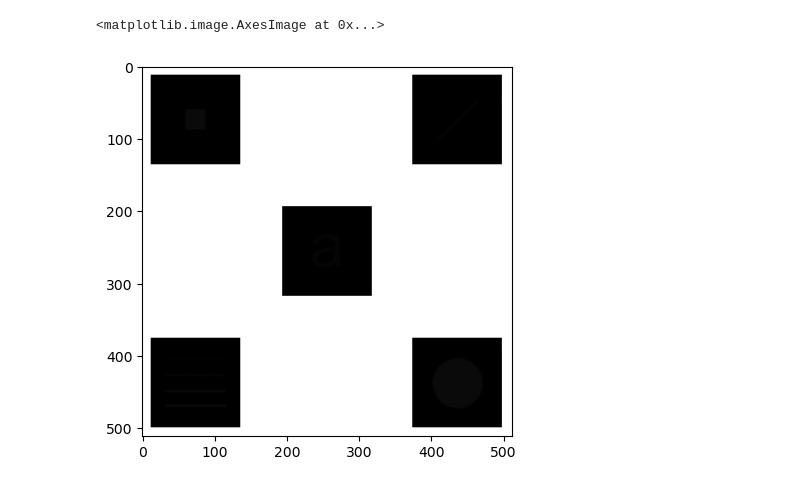
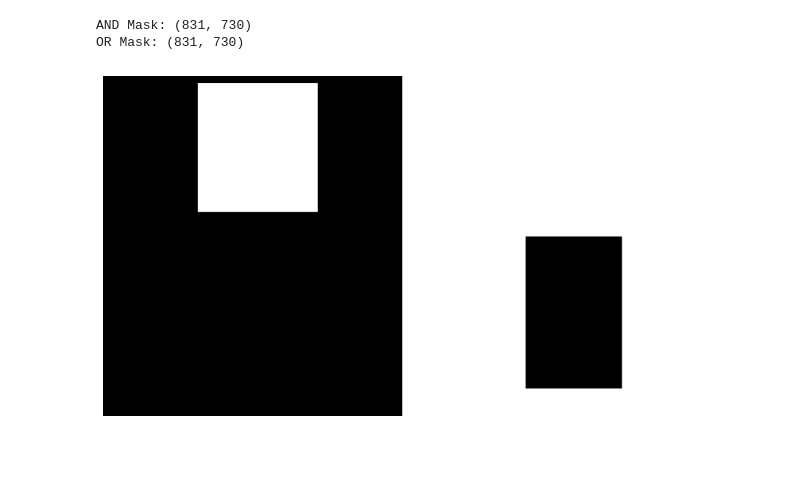
Before and after one commit to TemuujinE/NUM-Pattern-Recognition, a Jupyter notebook: lab2/Mid/Enhancement using Arithmetic.ipynb, the cells around one changed output. Drawn from its saved outputs; the diff is of its cells as text; code cells hidden in the pictures; blank space fills up the shorter version.

```diff
--- a/lab2/Mid/Enhancement using Arithmetic.ipynb
+++ b/lab2/Mid/Enhancement using Arithmetic.ipynb
@@ -11,6 +11,6 @@ import matplotlib.pyplot as plt
 import matplotlib.image as mpimg
 %matplotlib inline
 # %%
-img_dir = "../../DIP3E_Original_Images_CH03"
-img = Image.open(f"{img_dir}/Fig0326(a)(embedded_square_noisy_512).tif")
+img_dir = "../../DIP3E_Original_Images_CH04"
+img = Image.open(f"{img_dir}/Fig0422(newspaper_shot_woman).tif")
 img = np.asarray(img)
@@ -25,8 +16,0 @@ plt.imshow(result_image_and, cmap = 'gray')
-# %%
-threshold_value = 128
-mask_image_or = (img > threshold_value).astype(np.uint8) * 255
-result_image_or = cv2.bitwise_or(img, mask_image_or)
-plt.imshow(result_image_or, cmap = 'gray')
-# %% [output]
-<matplotlib.image.AxesImage at 0x...>
-[figure, removed]
@@ -32,0 +32,28 @@ plt.imshow(result_image_or, cmap = 'gray')
+# %%
+def transform_mask(img, mask, val):
+    a = np.random.randint(img.shape[0]//2)
+    b = a + np.random.randint(img.shape[0]//4, img.shape[0]//2)
+    c = np.random.randint(img.shape[1]//2)
+    d = c + np.random.randint(img.shape[0]//4, img.shape[1]//2)
+    mask[a:b, c:d] = val
+
+    return mask
+
+mask_img_and = np.zeros(img.shape, dtype = 'uint8')
+mask_img_or = np.ones(img.shape, dtype = 'uint8')
+
+mask_img_and = transform_mask(img, mask_img_and, 1)
+mask_img_or = transform_mask(img, mask_img_or, 0)
+
+fig, (ax1, ax2) = plt.subplots(1, 2, figsize = (12, 8))
+ax1.imshow(mask_img_and, cmap = 'gray')
+ax2.imshow(mask_img_or, cmap = 'gray')
+
+ax1.axis('off')
+ax2.axis('off');
+
+print(f"AND Mask: {mask_img_and.shape}\nOR Mask: {mask_img_or.shape}")
+# %% [output]
+AND Mask: (831, 730)
+OR Mask: (831, 730)
+[figure, added]
```
Also changed, not shown: parts of 8 cells of this notebook, 2 other files.
